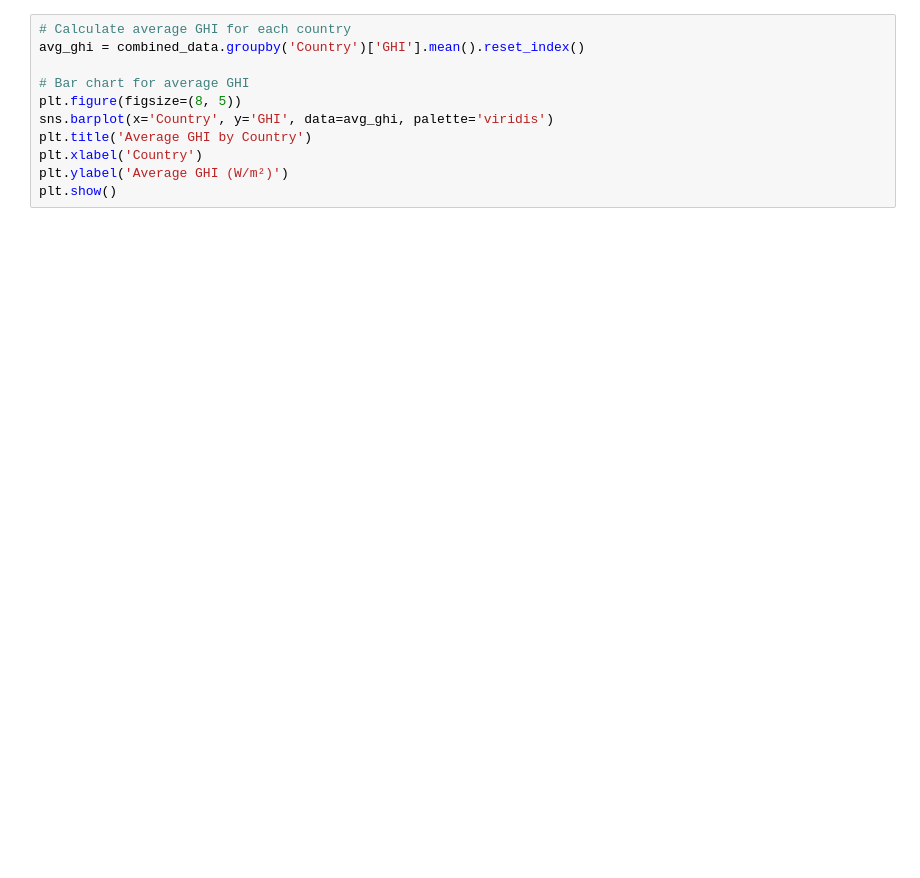
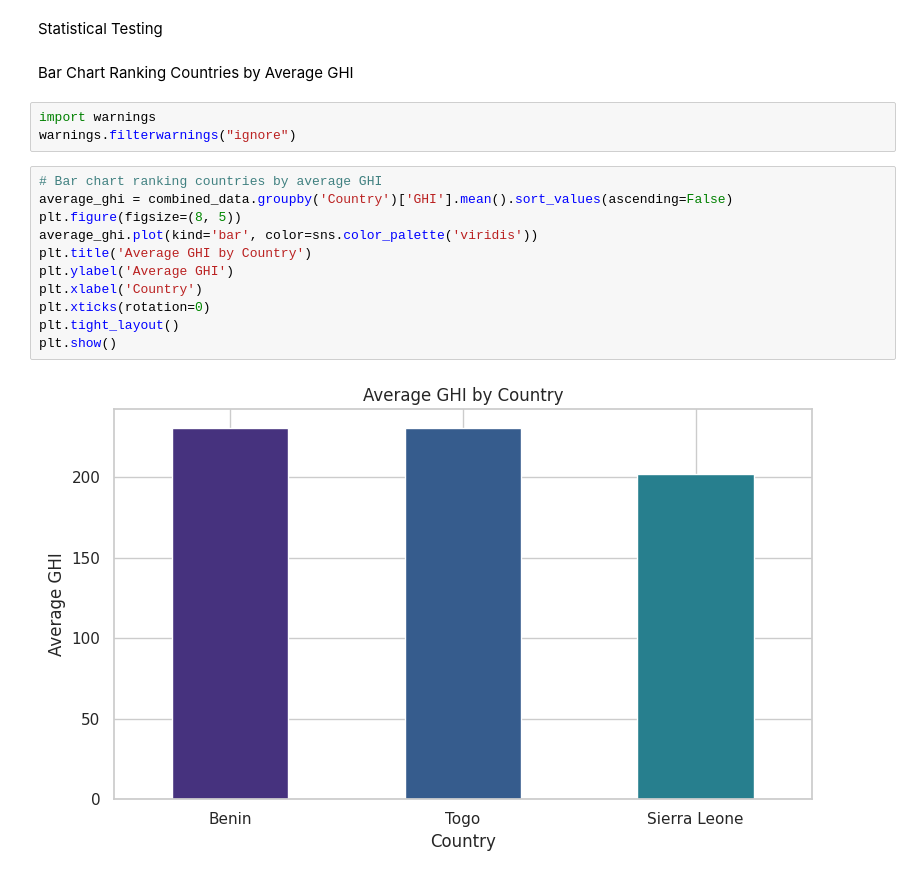
Before and after one commit to Gashaye1023/solar-challenge-week1, a Jupyter notebook: compare_countries.ipynb, the cells around one changed output. Drawn from its saved outputs; the diff is of its cells as text; blank space fills up the shorter version.

```diff
--- a/compare_countries.ipynb
+++ b/compare_countries.ipynb
@@ -47,11 +63,20 @@ print(summary_stats)
+# %% [markdown]
+Statistical Testing
+# %% [markdown]
+Bar Chart Ranking Countries by Average GHI
+# %%
+import warnings
+warnings.filterwarnings("ignore")
 # %%
-# Calculate average GHI for each country
-avg_ghi = combined_data.groupby('Country')['GHI'].mean().reset_index()
-
-# Bar chart for average GHI
+# Bar chart ranking countries by average GHI
+average_ghi = combined_data.groupby('Country')['GHI'].mean().sort_values(ascending=False)
 plt.figure(figsize=(8, 5))
-sns.barplot(x='Country', y='GHI', data=avg_ghi, palette='viridis')
+average_ghi.plot(kind='bar', color=sns.color_palette('viridis'))
 plt.title('Average GHI by Country')
+plt.ylabel('Average GHI')
 plt.xlabel('Country')
-plt.ylabel('Average GHI (W/m²)')
+plt.xticks(rotation=0)
+plt.tight_layout()
 plt.show()
+# %% [output]
+[figure, added]
```
Also changed, not shown: parts of 9 cells of this notebook.
